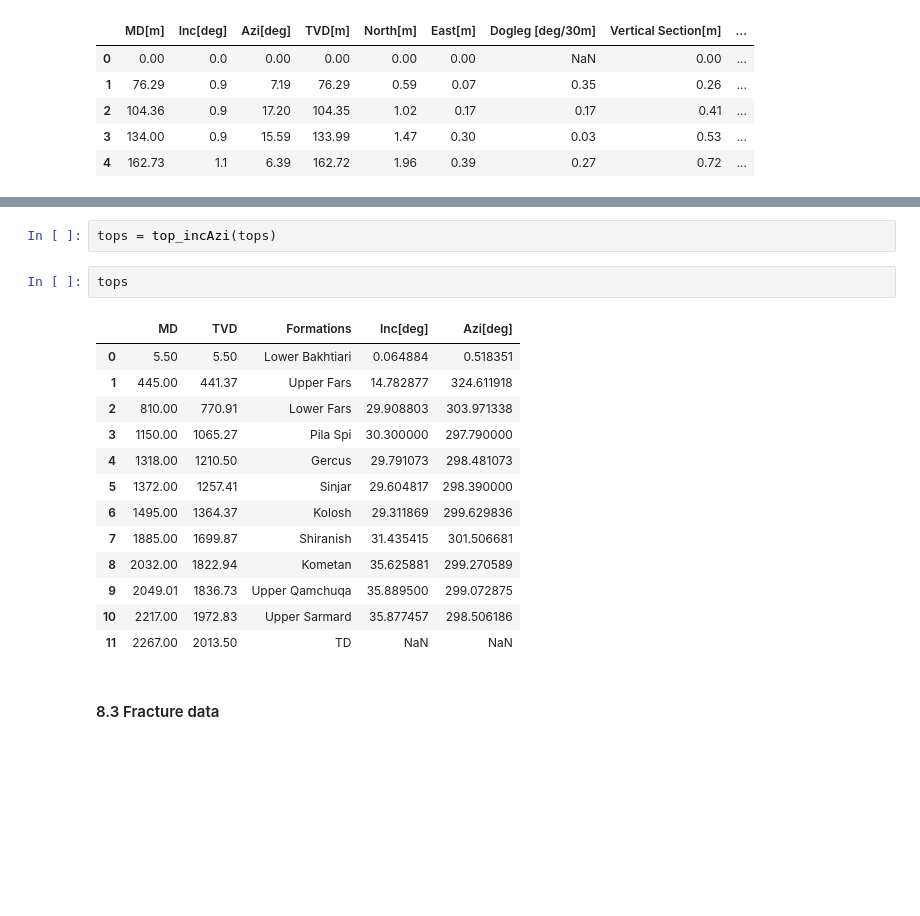
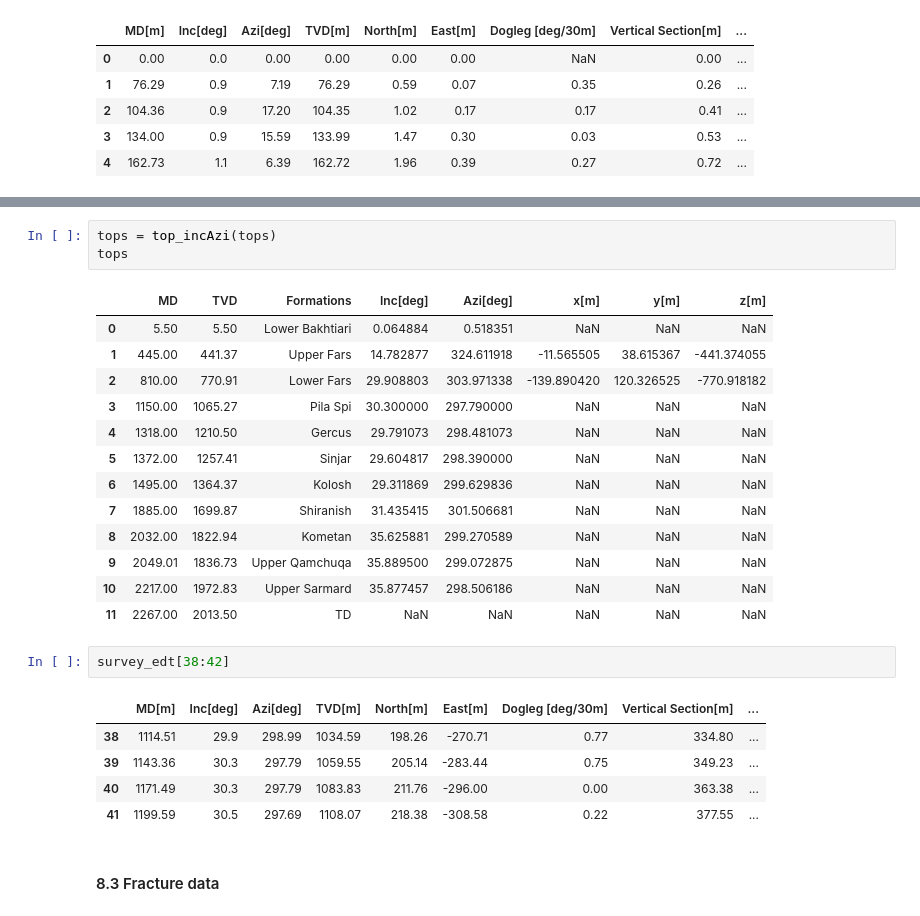
Before and after one commit to Zabamund/fracture-SFA, a Jupyter notebook: notebooks/SFA_Notebook.ipynb, the cells around one changed output, grey strips where cells are left out. Saved outputs shown, nothing was run; the diff lists cells and outputs as text; blank space fills up the shorter version.

```diff
--- a/notebooks/SFA_Notebook.ipynb
+++ b/notebooks/SFA_Notebook.ipynb
@@ -349,22 +420,29 @@ def top_incAzi(tops_df):
     return tops_df
 # %%
 tops = top_incAzi(tops)
+tops
+# %% [output]
+|  | MD | TVD | Formations | Inc[deg] | Azi[deg] | x[m] | y[m] | z[m] |
+| 0 | 5.50 | 5.50 | Lower Bakhtiari | 0.064884 | 0.518351 | NaN | NaN | NaN |
+| 1 | 445.00 | 441.37 | Upper Fars | 14.782877 | 324.611918 | -11.565505 | 38.615367 | -441.374055 |
+| 2 | 810.00 | 770.91 | Lower Fars | 29.908803 | 303.971338 | -139.890420 | 120.326525 | -770.918182 |
+| 3 | 1150.00 | 1065.27 | Pila Spi | 30.300000 | 297.790000 | NaN | NaN | NaN |
+| 4 | 1318.00 | 1210.50 | Gercus | 29.791073 | 298.481073 | NaN | NaN | NaN |
+| 5 | 1372.00 | 1257.41 | Sinjar | 29.604817 | 298.390000 | NaN | NaN | NaN |
+| 6 | 1495.00 | 1364.37 | Kolosh | 29.311869 | 299.629836 | NaN | NaN | NaN |
+| 7 | 1885.00 | 1699.87 | Shiranish | 31.435415 | 301.506681 | NaN | NaN | NaN |
+| 8 | 2032.00 | 1822.94 | Kometan | 35.625881 | 299.270589 | NaN | NaN | NaN |
+| 9 | 2049.01 | 1836.73 | Upper Qamchuqa | 35.889500 | 299.072875 | NaN | NaN | NaN |
+| 10 | 2217.00 | 1972.83 | Upper Sarmard | 35.877457 | 298.506186 | NaN | NaN | NaN |
+| 11 | 2267.00 | 2013.50 | TD | NaN | NaN | NaN | NaN | NaN |
-# %%
-tops
-# %% [output]
-|  | MD | TVD | Formations | Inc[deg] | Azi[deg] |
-| 0 | 5.50 | 5.50 | Lower Bakhtiari | 0.064884 | 0.518351 |
-| 1 | 445.00 | 441.37 | Upper Fars | 14.782877 | 324.611918 |
-| 2 | 810.00 | 770.91 | Lower Fars | 29.908803 | 303.971338 |
-| 3 | 1150.00 | 1065.27 | Pila Spi | 30.300000 | 297.790000 |
-| 4 | 1318.00 | 1210.50 | Gercus | 29.791073 | 298.481073 |
-| 5 | 1372.00 | 1257.41 | Sinjar | 29.604817 | 298.390000 |
-| 6 | 1495.00 | 1364.37 | Kolosh | 29.311869 | 299.629836 |
-| 7 | 1885.00 | 1699.87 | Shiranish | 31.435415 | 301.506681 |
-| 8 | 2032.00 | 1822.94 | Kometan | 35.625881 | 299.270589 |
-| 9 | 2049.01 | 1836.73 | Upper Qamchuqa | 35.889500 | 299.072875 |
-| 10 | 2217.00 | 1972.83 | Upper Sarmard | 35.877457 | 298.506186 |
-| 11 | 2267.00 | 2013.50 | TD | NaN | NaN |
+# %%
+survey_edt[38:42]
+# %% [output]
+|  | MD[m] | Inc[deg] | Azi[deg] | TVD[m] | North[m] | East[m] | Dogleg [deg/30m] | Vertical Section[m] | ... |
+| 38 | 1114.51 | 29.9 | 298.99 | 1034.59 | 198.26 | -270.71 | 0.77 | 334.80 | ... |
+| 39 | 1143.36 | 30.3 | 297.79 | 1059.55 | 205.14 | -283.44 | 0.75 | 349.23 | ... |
+| 40 | 1171.49 | 30.3 | 297.79 | 1083.83 | 211.76 | -296.00 | 0.00 | 363.38 | ... |
+| 41 | 1199.59 | 30.5 | 297.69 | 1108.07 | 218.38 | -308.58 | 0.22 | 377.55 | ... |
 # %% [markdown]
 #### 8.3 Fracture data
 # %% [markdown]
```
Also changed, not shown: parts of 6 cells of this notebook.
